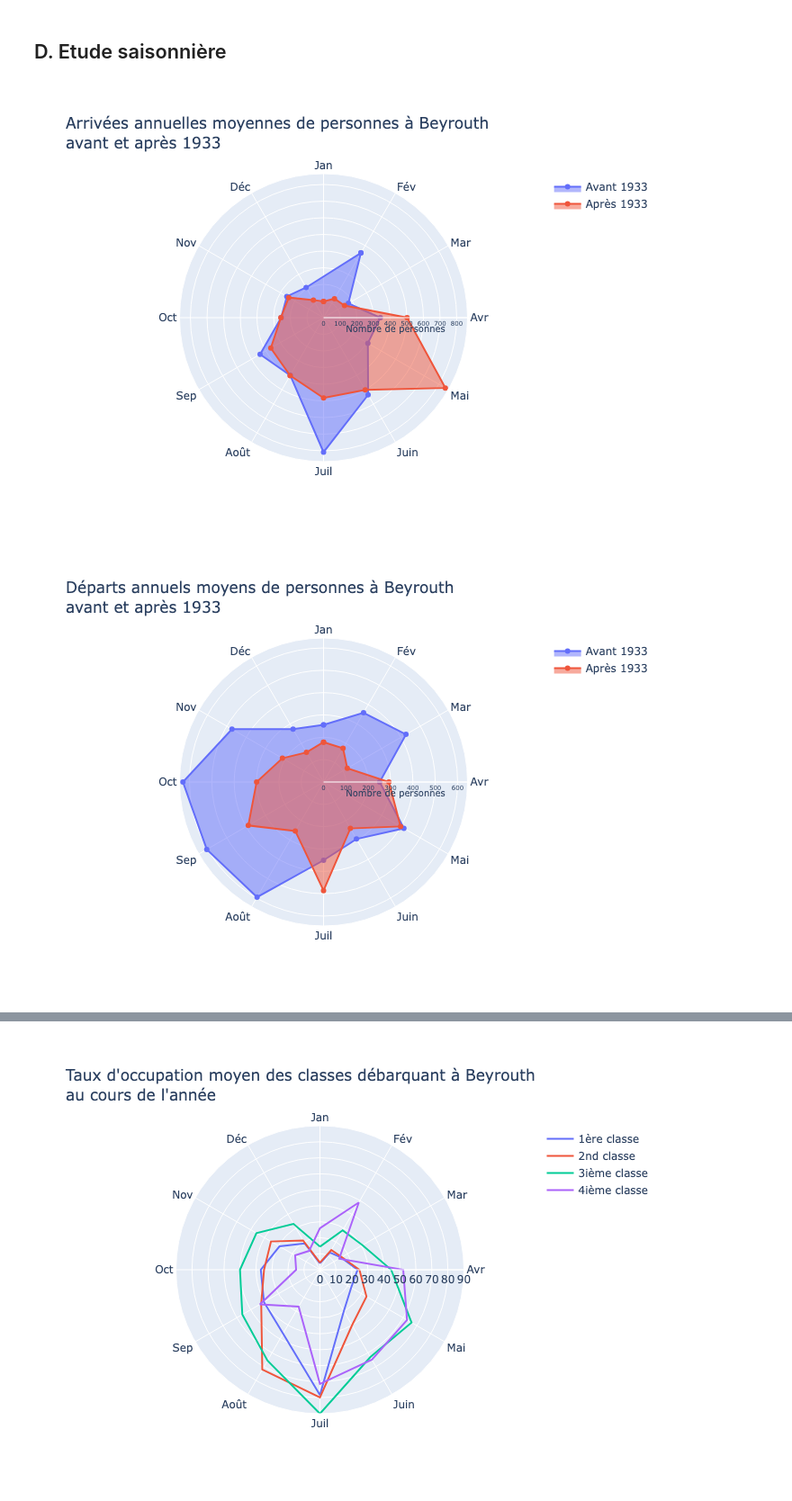
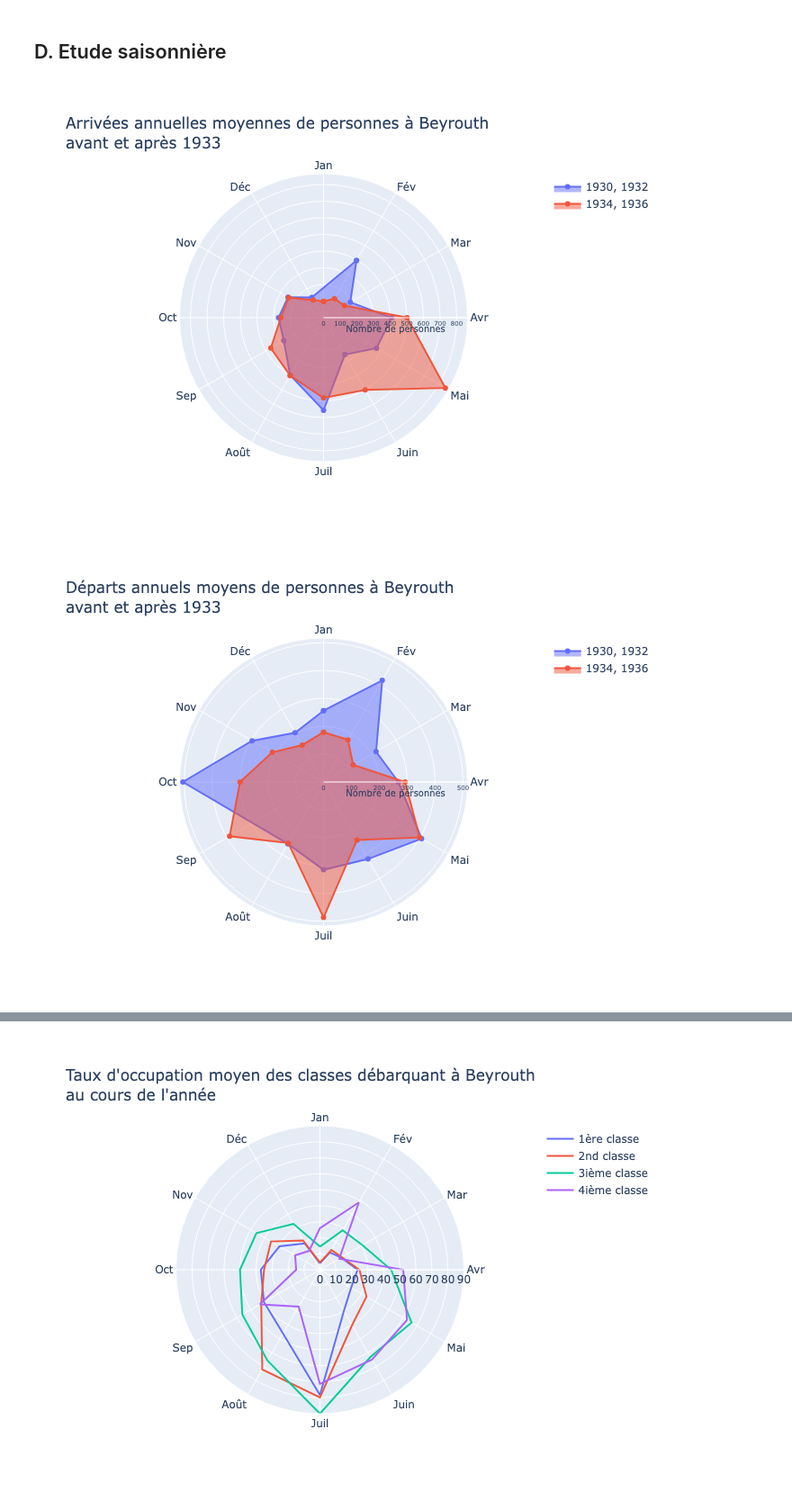
Before and after one commit to lod4hss-projects/borders, a Jupyter notebook: analysis/analysis.ipynb, the cells around one changed output, grey strips where cells are left out. Shown at 90% size. Saved outputs shown, nothing was run; the diff lists cells and outputs as text; code cells hidden in the pictures.

```diff
--- a/analysis/analysis.ipynb
+++ b/analysis/analysis.ipynb
@@ -26,7 +26,7 @@ schema_name = os.getenv('PGSCHEMA')
 # Replace the following line with the commented above when querying the pgsql database and not SQLite anymore
 # conn = sqlite3.connect('../data/voyages.sqlite')
 # %%
-def load_table_data(conn: sqlite3.Connection, table_name: str) -> pd.DataFrame:
+def load_table_data(conn: psycopg.Connection, table_name: str) -> pd.DataFrame:
     """Load all rows from a SQLite table into a pandas DataFrame."""
 
     # Build the SELECT query.
@@ -77,11 +77,11 @@ def convert_to_integer(df: pd.DataFrame, columns: list[str]) -> pd.DataFrame:
     return df
 
 
-def get_details_of_geo_place(geo_place_name: pd.DataFrame) -> tuple[pd.DataFrame]:
+def get_details_of_geo_place(geo_place_name: str) -> tuple[pd.DataFrame, pd.DataFrame]:
     """Get person and cargo arrival/departure details for a geographical place."""
 
     # Get the primary key of the requested geographical place.
-    pk_geo_place = geo_place[geo_place['name'].map(lambda x: x.strip()) == geo_place_name]['pk_geogr_place'].iloc[0]
+    pk_geo_place = geo_place[geo_place['name'].map(lambda x: x.strip() if isinstance(x, str) else False) == geo_place_name]['pk_geogr_place'].iloc[0]
 
     # Get all steps associated with the geographical place.
     selected_steps: pd.DataFrame = step[step["fk_geo_place"] == pk_geo_place]
@@ -117,7 +117,7 @@ def get_details_of_geo_place(geo_place_name: pd.DataFrame) -> tuple[pd.DataFrame
     return df_arrival, df_departure
 
 
-def get_globals_steps() -> tuple[pd.DataFrame]:
+def get_globals_steps() -> tuple[pd.DataFrame, pd.DataFrame]:
     """Format, ready for analysis all voyage steps."""
 
     # Join steps with person-related and cargo-related data.
@@ -151,7 +151,7 @@ def get_globals_steps() -> tuple[pd.DataFrame]:
     return df_arrival, df_departure
 
 
-def get_analysis_df(arrivals: pd.DataFrame, departures: pd.DataFrame) -> tuple[pd.DataFrame]:
+def get_analysis_df(arrivals: pd.DataFrame, departures: pd.DataFrame) -> tuple[pd.DataFrame, pd.DataFrame]:
     """From a given couple of DataFrames, prepare the same couple, but ready for analysis."""
 
     # Group everything by the year, and make the sum of columns
@@ -176,7 +176,7 @@ def get_totals(arrivals: pd.DataFrame, departures: pd.DataFrame) -> dict:
     }
 
 
-def get_group_by_months(arrivals: pd.DataFrame, departures: pd.DataFrame) -> tuple[pd.DataFrame]:
+def get_group_by_months(arrivals: pd.DataFrame, departures: pd.DataFrame) -> tuple[pd.DataFrame, pd.DataFrame]:
     """Group by column "month" the 2 given DataFrames, and return them correctly formated."""
 
     arrivals_months = arrivals.groupby('month').mean().reset_index()
@@ -473,41 +473,41 @@ display(Image(filename="haifa-person-cargo.png"))
 # %%
 # Group everything by the month, and make the sum of columns
 beirut_arrivals_months_all, beirut_departure_months_all = get_group_by_months(beirut_arrivals, beirut_departures)
-beirut_arrivals_months_after_1933, beirut_departure_months_after_1933 = get_group_by_months(beirut_arrivals[beirut_arrivals['year'] > 1933], beirut_departures[beirut_departures['year'] > 1933])
-beirut_arrivals_months_before_1933, beirut_departure_months_before_1933 = get_group_by_months(beirut_arrivals[beirut_arrivals['year'] < 1933], beirut_departures[beirut_departures['year'] < 1933])
+beirut_arrivals_months_after_1933, beirut_departure_months_after_1933 = get_group_by_months(beirut_arrivals[beirut_arrivals['year'].isin([1934, 1936])], beirut_departures[beirut_departures['year'].isin([1934, 1936])])
+beirut_arrivals_months_before_1933, beirut_departure_months_before_1933 = get_group_by_months(beirut_arrivals[beirut_arrivals['year'].isin([1930, 1932])], beirut_departures[beirut_departures['year'].isin([1930, 1932])])
 
 months = ["Jan", "Fév", "Mar", "Avr", "Mai", "Juin", "Juil", "Août", "Sep", "Oct", "Nov", "Déc"]
 # %%
 datasets = [
     (beirut_arrivals_months_before_1933, beirut_arrivals_months_after_1933, "total_persons", "Arrivées annuelles moyennes de personnes à Beyrouth<br>avant et après 1933", "Nombre de personnes", "beirut-persons-arrivals-annual-avg.png"),
     (beirut_departure_months_before_1933, beirut_departure_months_after_1933, "total_persons", "Départs annuels moyens de personnes à Beyrouth<br>avant et après 1933", "Nombre de personnes", "beirut-persons-departures-annual-avg.png"),
     (beirut_arrivals_months_before_1933, beirut_arrivals_months_after_1933, "dis_weight_in_tons", "Arrivées annuelles moyennes de marchandises à Beyrouth<br>avant et après 1933", "Marchandises, en tonnes", "beirut-cargo-arrivals-annual-avg.png"),
     (beirut_departure_months_before_1933, beirut_departure_months_after_1933, "emb_weight_in_tons", "Départs annuels moyens de marchandises à Beyrouth<br>avant et après 1933", "Marchandises, en tonnes", "beirut-cargo-departures-annual-avg.png"),
 ]
 
 for before, after, column, title, ylabel, filename in datasets:
     fig = go.Figure()
 
-    for df, name in [(before, "Avant 1933"), (after, "Après 1933")]:
+    for df, name in [(before, "1930, 1932"), (after, "1934, 1936")]:
         # Convert numeric months to categorical labels
-        month_labels = df["month"].map(lambda m: months[int(m) - 1])
+        month_labels = df["month"].map(lambda m: months[int(m) - 1] if isinstance(m, int) else pd.NA)
 
         # Sort chronologically to ensure the polygon follows the months
         ordered = (df.assign(month_label=month_labels).sort_values("month"))
 
         r = ordered[column].tolist()
         theta = month_labels.tolist()
 
         # Close the radar chart
         r.append(r[0])
         theta.append(theta[0])
 
         fig.add_trace(go.Scatterpolar(r=r, theta=theta, name=name, mode="lines+markers", fill="toself"))
 
     fig.update_layout(title=title, polar=dict(angularaxis=dict(categoryorder="array", categoryarray=months, rotation=90, direction="clockwise"), radialaxis=dict(title=dict(text=ylabel, font=dict(size=10)), visible=True, tickfont=dict(size=7))))
 
     fig.write_image(filename)
     display(Image(filename=filename))
 # %% [output]
-[figure, old version]
+[figure, new version]
-[figure, old version]
+[figure, new version]
```
Also changed, not shown: parts of 1 cell of this notebook, 4 other files.
